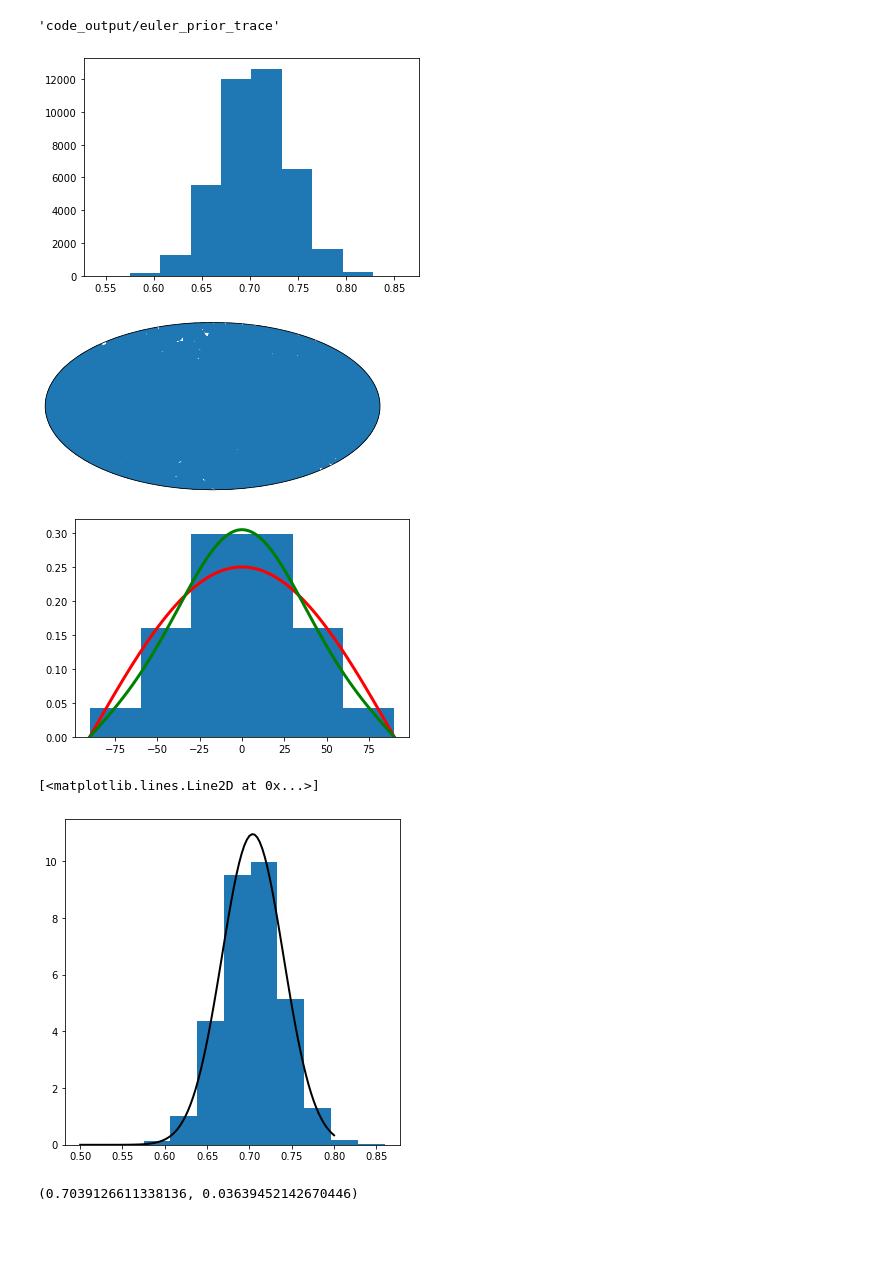
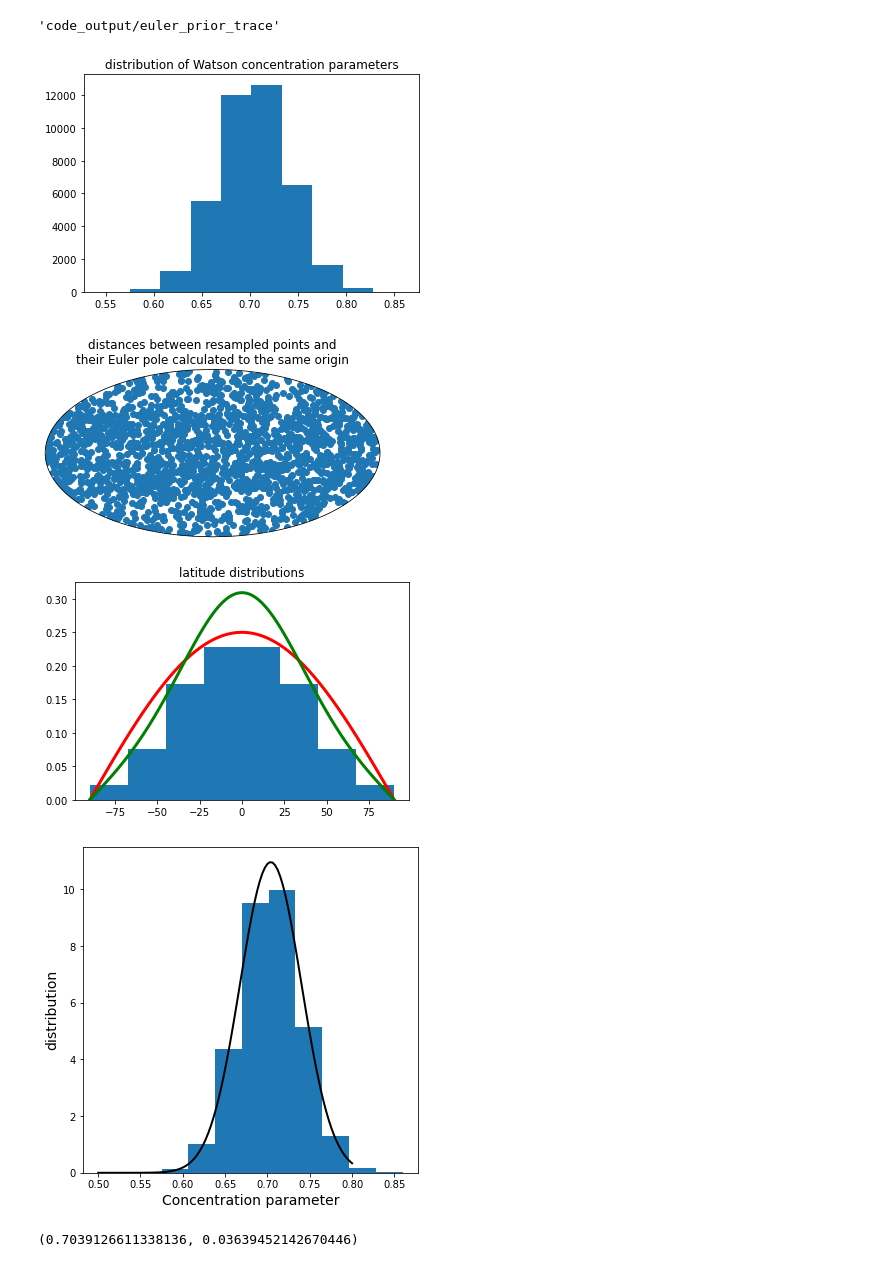
Before and after one commit to Swanson-Hysell-Group/Bayesian_PEP_inversion, a Jupyter notebook: Euler_pole_prior.ipynb, the cells around one changed output. Cells and saved outputs as stored; diff of their text form; code cells hidden in the pictures; blank space fills up the shorter version.

Commit message:
make Euler pole prior plots prettier

```diff
--- a/Euler_pole_prior.ipynb
+++ b/Euler_pole_prior.ipynb
@@ -134,31 +134,34 @@ trace = pd.read_csv('code_output/euler_prior_trace.csv')
 # %%
 #pymc.Matplot.trace(db.trace('concentration'))
 concentration_trace = trace['concentration']
 plt.hist( concentration_trace )
+plt.title('distribution of Watson concentration parameters')
 plt.show()
 
 ax = plt.axes( projection=ccrs.Mollweide(0.) )
 ax.set_global()
-interval = 1
+interval = 5
 ax.scatter(lon_lat[::interval,0],lon_lat[::interval,1], transform=ccrs.PlateCarree())
+plt.title('distances between resampled points and\ntheir Euler pole calculated to the same origin')
 plt.show()
 
 n_samples = len(lon_lat[:,1])
 uniform_x = np.linspace(0., np.pi, 100)
 uniform_y = np.sin(uniform_x)/2.
-kappa =  -0.65#hidden_concentration
+kappa =  -0.7#hidden_concentration
 watson_x = np.linspace(0., np.pi, 100)
 watson_y = 1./sp.hyp1f1(0.5,1.5,kappa) * np.exp(kappa * np.cos(watson_x)**2.)*np.sin(watson_x)/2.
 
-bins = np.linspace(-90., 90., 7)
+bins = np.linspace(-90., 90., 9)
 plt.hist( lon_lat[:,1], bins=bins, weights=np.ones_like(lon_lat[:,1])/n_samples, density=0)
 plt.plot( 90.-uniform_x*180./np.pi, uniform_y/2, 'r', lw=3)
 plt.plot( 90.-watson_x*180./np.pi, watson_y/2, 'g', lw=3)
+plt.title('latitude distributions')
 plt.show()
 # %% [output]
-[figure, old version]
+[figure, new version]
-[figure, old version]
+[figure, new version]
-[figure, old version]
+[figure, new version]
 # %%
 mu, std = norm.fit(concentration_trace)
 
@@ -167,9 +170,11 @@ plt.hist(concentration_trace, color='C0', density=1)
 x = np.linspace(0.5,.8, 100)
 p = norm.pdf(x, mu, std)
 plt.plot(x, p, 'k', linewidth=2)
+plt.ylabel('distribution', fontsize=14)
+plt.xlabel('Concentration parameter', fontsize=14)
+plt.show()
 # %% [output]
-[<matplotlib.lines.Line2D at 0x...>]
-[figure, old version]
+[figure, new version]
 # %%
 mu, std
 # %% [output]
```
